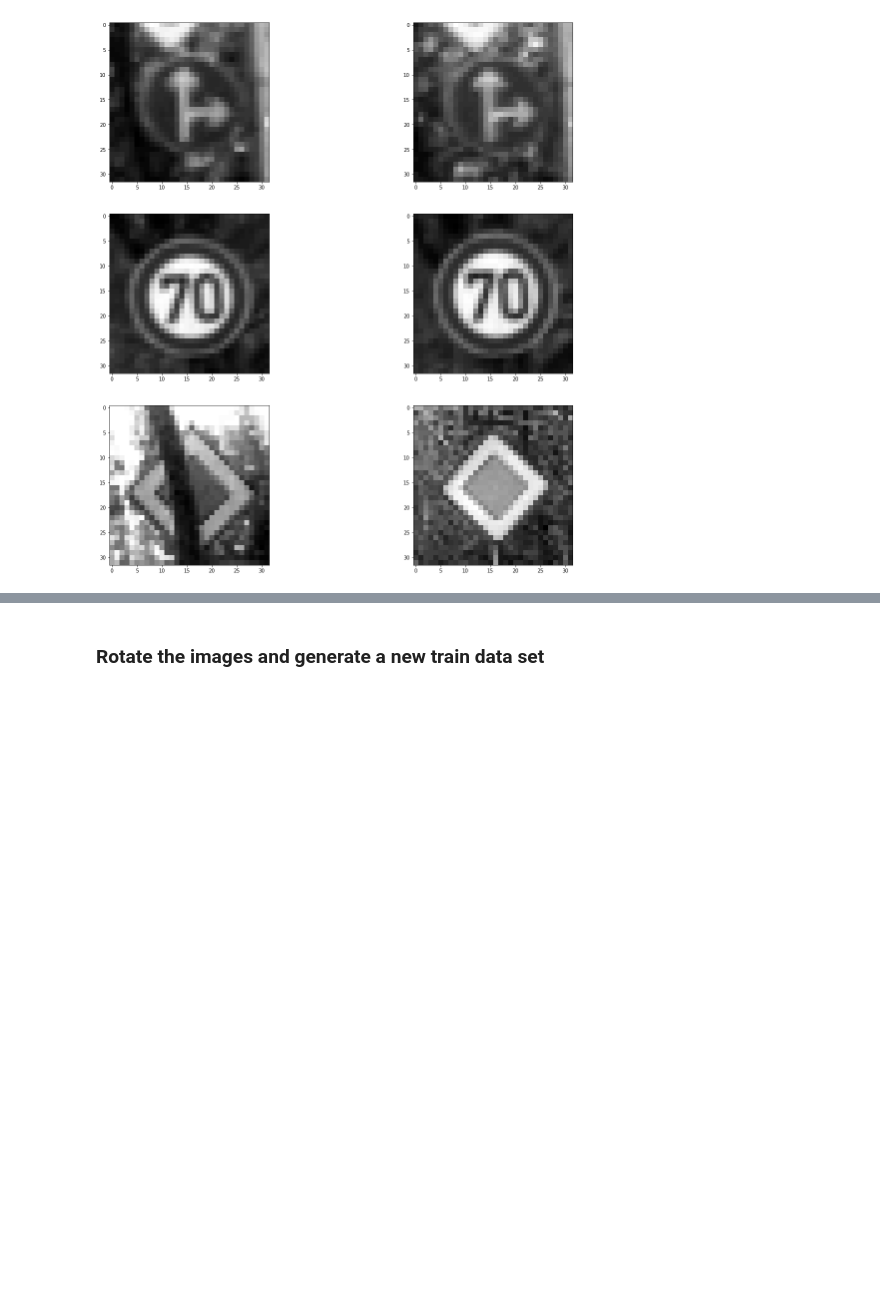
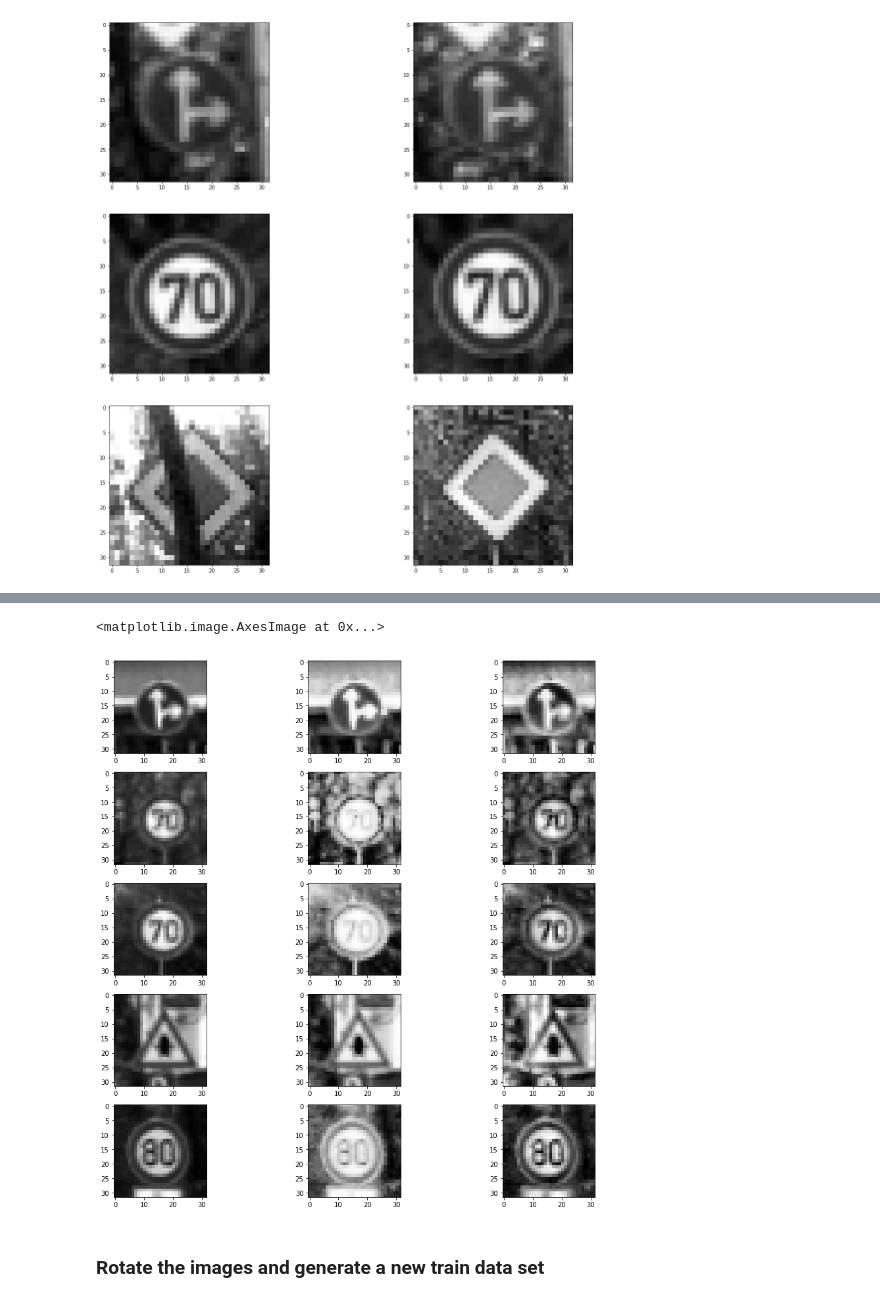
Before and after one commit to chenyue9713/Traffic-Sign-Classifier, a Jupyter notebook: Traffic_Sign_Classifier.ipynb, the cells around one changed output, grey strips where cells are left out. Saved outputs shown, nothing was run; the diff lists cells and outputs as text; code cells hidden in the pictures; blank space fills up the shorter version.

Commit message:
Add CLAHE, remove bn and test accuracy reach at 98.6%

```diff
--- a/Traffic_Sign_Classifier.ipynb
+++ b/Traffic_Sign_Classifier.ipynb
@@ -279,3 +279,71 @@ plt.imshow(hisequal_test_images[index_offset-1],cmap='gray')
+# %%
+clahe_train_images = []
+clahe_valid_images = []
+clahe_test_images =[]
+
+
+
+clahe = cv2.createCLAHE(clipLimit=10.0, tileGridSize=(3,3))
+
+for image in gray_train_images:
+    clahe_train_images.append(clahe.apply(image))
+
+for image in gray_valid_images:
+    clahe_valid_images.append(clahe.apply(image))
+
+for image in gray_test_images:
+    clahe_test_images.append(clahe.apply(image))
+
+
+index_offset = 1050
+plt.figure(figsize=(15,15))
+plt.subplot(5,3,1)
+plt.imshow(gray_train_images[index_offset].squeeze(),cmap='gray')
+
+plt.subplot(5,3,2)
+plt.imshow(hisequal_train_images[index_offset],cmap='gray')
+
+plt.subplot(5,3,3)
+plt.imshow(clahe_train_images[index_offset],cmap='gray')
+
+plt.subplot(5,3,4)
+plt.imshow(gray_valid_images[index_offset].squeeze(),cmap='gray')
+
+plt.subplot(5,3,5)
+plt.imshow(hisequal_valid_images[index_offset],cmap='gray')
+
+plt.subplot(5,3,6)
+plt.imshow(clahe_valid_images[index_offset],cmap='gray')
+
+plt.subplot(5,3,7)
+plt.imshow(gray_test_images[index_offset].squeeze(),cmap='gray')
+
+plt.subplot(5,3,8)
+plt.imshow(hisequal_test_images[index_offset],cmap='gray')
+
+plt.subplot(5,3,9)
+plt.imshow(clahe_test_images[index_offset],cmap='gray')
+
+plt.subplot(5,3,10)
+plt.imshow(gray_test_images[index_offset+5].squeeze(),cmap='gray')
+
+plt.subplot(5,3,11)
+plt.imshow(hisequal_test_images[index_offset+5],cmap='gray')
+
+plt.subplot(5,3,12)
+plt.imshow(clahe_test_images[index_offset+5],cmap='gray')
+
+plt.subplot(5,3,13)
+plt.imshow(gray_test_images[index_offset+10].squeeze(),cmap='gray')
+
+plt.subplot(5,3,14)
+plt.imshow(hisequal_test_images[index_offset+10],cmap='gray')
+
+plt.subplot(5,3,15)
+plt.imshow(clahe_test_images[index_offset+10],cmap='gray')
+# %% [output]
+<matplotlib.image.AxesImage at 0x...>
+[figure, added]
 # %%
 def preprocess_image(image):
     gray_image = grayscale(image)
```
Also changed, not shown: parts of 16 cells of this notebook.
